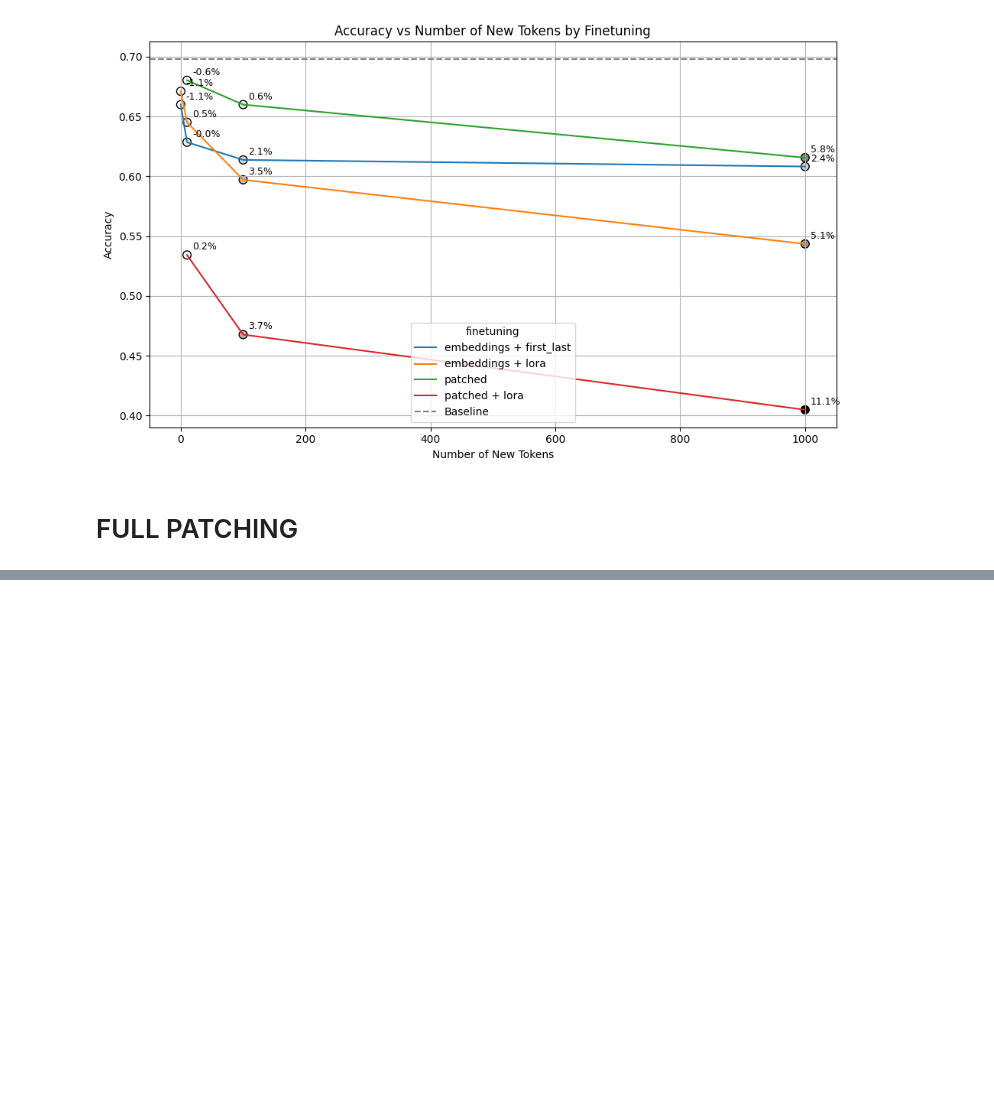
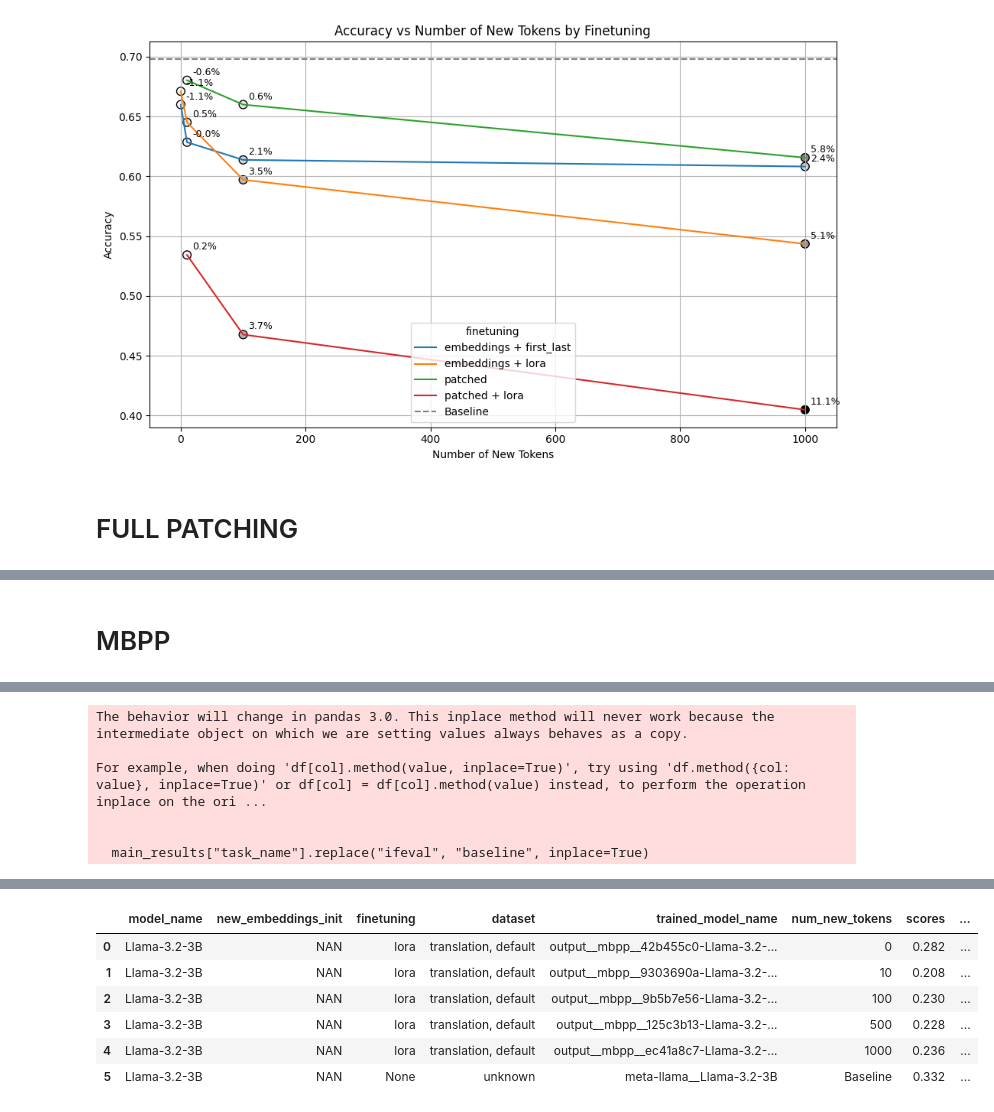
Before and after one commit to alexstein0/efficient_tokenization_for_inference, a Jupyter notebook: analyze_results.ipynb, the cells around one changed output, grey strips where cells are left out. Drawn from its saved outputs; the diff is of its cells as text; code cells hidden in the pictures; blank space fills up the shorter version.

```diff
--- a/analyze_results.ipynb
+++ b/analyze_results.ipynb
@@ -635,0 +578,67 @@ my_compression_plotter(subset, group_col, metric, base_line, title = f"{model} o
+# %% [markdown]
+# MBPP
+# %%
+experiment = "mbpp"
+results_file_name = "eval_results.csv"
+agg_col = ["num_new_tokens", "finetuning_params", "model_name", "trained_model_name", "model_name_sanitized", "dataset_str", "embeddings_init"]
+metric_cols = ["pass_at_1"]
+
+main_results = get_results(results_file_name, experiment, task_list=["mbpp"])
+display(main_results)
+
+main_results.sort_values(by=metric_cols[0], ascending=True)
+main_results.fillna("NAN", inplace=True)
+
+
+agged = get_aggregated_results(main_results, agg_col, metric_cols=metric_cols)
+agged.reset_index(inplace=True)
+
+records = []
+agged.columns = ['_'.join(col).rstrip('_') if isinstance(col, tuple) else col for col in agged.columns]
+for _, row in agged.iterrows():
+    data_dict = {}
+    model_name = row["model_name"]
+    finetuning = row["finetuning_params"]
+    new_embeddings_init = row.get("embeddings_init", "None")
+    dataset = row["dataset_str"]
+    trained_model_name = row["trained_model_name"]
+    if row["trained_model_name"].startswith("meta-llama"):
+        num_new_tokens = "Baseline"
+        finetuning = "None"
+        model_name = row["model_name"]
+    else:
+        num_new_tokens = row["num_new_tokens"]
+
+    # if new_embeddings_init != "None":
+    #     model_name = f"{model_name}-Instruct" # TODO CLEAN
+
+    if row["model_name"] == "Llama-3.2-3B" and "Instruct" in row["model_name_sanitized"]:
+        # legacy
+        if new_embeddings_init == "new_only":
+            new_embeddings_init = "patched_new_tokens"
+        else:
+            new_embeddings_init = "patched_all_embeddings"
+        model_name = f"{model_name}-Instruct"  # TODO CLEAN
+
+    data_dict["model_name"] = model_name
+    data_dict["new_embeddings_init"] = new_embeddings_init
+    data_dict["finetuning"] = finetuning
+    data_dict["dataset"] = dataset
+    data_dict["trained_model_name"] = trained_model_name
+    try:
+        data_dict["num_new_tokens"] = int(num_new_tokens)
+    except:
+        data_dict["num_new_tokens"] = num_new_tokens
+
+    # score_list = [row["prompt_level_strict_acc_mean"], row["inst_level_strict_acc_mean"], row["prompt_level_loose_acc_mean"], row["inst_level_loose_acc_mean"]]
+    score_list = [row[f"{x}_mean"] for x in metric_cols]
+    # data_dict["prompt_level_strict_acc"] = row["prompt_level_strict_acc_mean"]
+    data_dict["scores"] = sum(score_list) / len(score_list)
+    data_dict["compression_ratio"] = row["compression_ratio_mean"]
+    data_dict["theoretical_compression_ratio"] = row["theoretical_compression_ratio_mean"]
+    data_dict["learning_ratio"] = row["learning_ratio_mean"]
+    records.append(data_dict)
+
+df = pd.DataFrame(records)
+display(df)
+# %% [output]
@@ -635,0 +662,6 @@ my_compression_plotter(subset, group_col, metric, base_line, title = f"{model} o
+The behavior will change in pandas 3.0. This inplace method will never work because the intermediate object on which we are setting values always behaves as a copy.
+
+For example, when doing 'df[col].method(value, inplace=True)', try using 'df.method({col: value}, inplace=True)' or df[col] = df[col].method(value) instead, to perform the operation inplace on the ori ...
+
+
+  main_results["task_name"].replace("ifeval", "baseline", inplace=True)
@@ -635,0 +675,7 @@ my_compression_plotter(subset, group_col, metric, base_line, title = f"{model} o
+|  | model_name | new_embeddings_init | finetuning | dataset | trained_model_name | num_new_tokens | scores | ... |
+| 0 | Llama-3.2-3B | NAN | lora | translation, default | output__mbpp__42b455c0-Llama-3.2-... | 0 | 0.282 | ... |
+| 1 | Llama-3.2-3B | NAN | lora | translation, default | output__mbpp__9303690a-Llama-3.2-... | 10 | 0.208 | ... |
+| 2 | Llama-3.2-3B | NAN | lora | translation, default | output__mbpp__9b5b7e56-Llama-3.2-... | 100 | 0.230 | ... |
+| 3 | Llama-3.2-3B | NAN | lora | translation, default | output__mbpp__125c3b13-Llama-3.2-... | 500 | 0.228 | ... |
+| 4 | Llama-3.2-3B | NAN | lora | translation, default | output__mbpp__ec41a8c7-Llama-3.2-... | 1000 | 0.236 | ... |
+| 5 | Llama-3.2-3B | NAN | None | unknown | meta-llama__Llama-3.2-3B | Baseline | 0.332 | ... |
```
Also changed, not shown: parts of 5 cells of this notebook, 6 other files.
